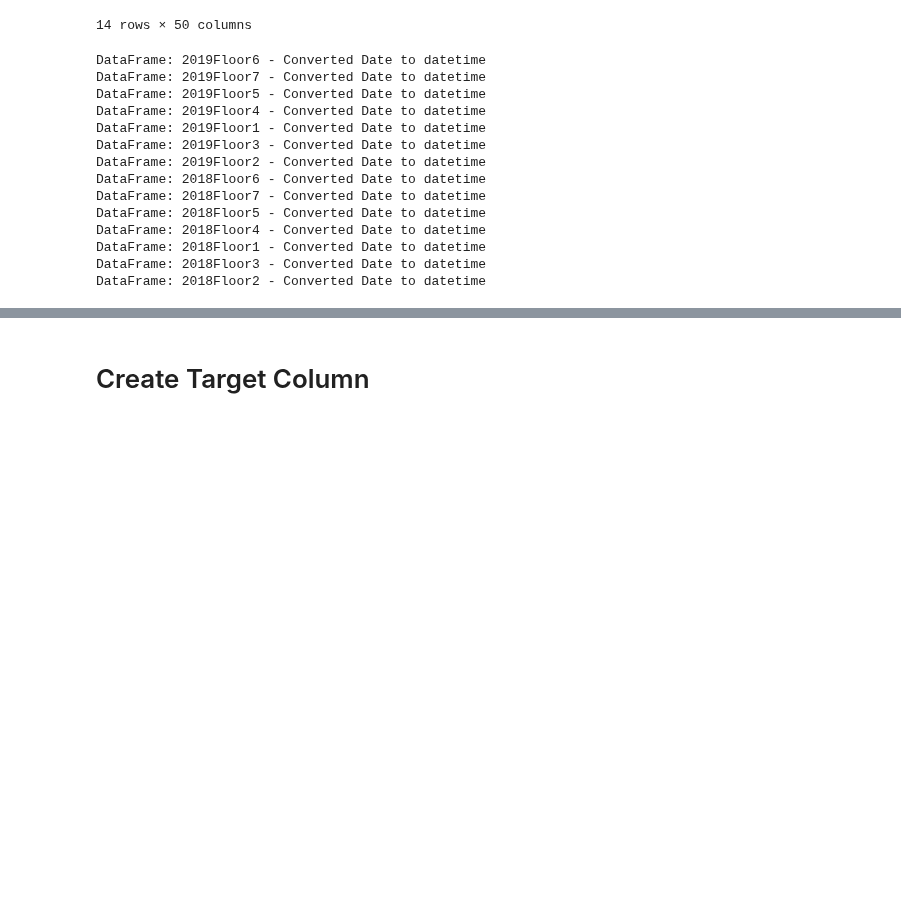
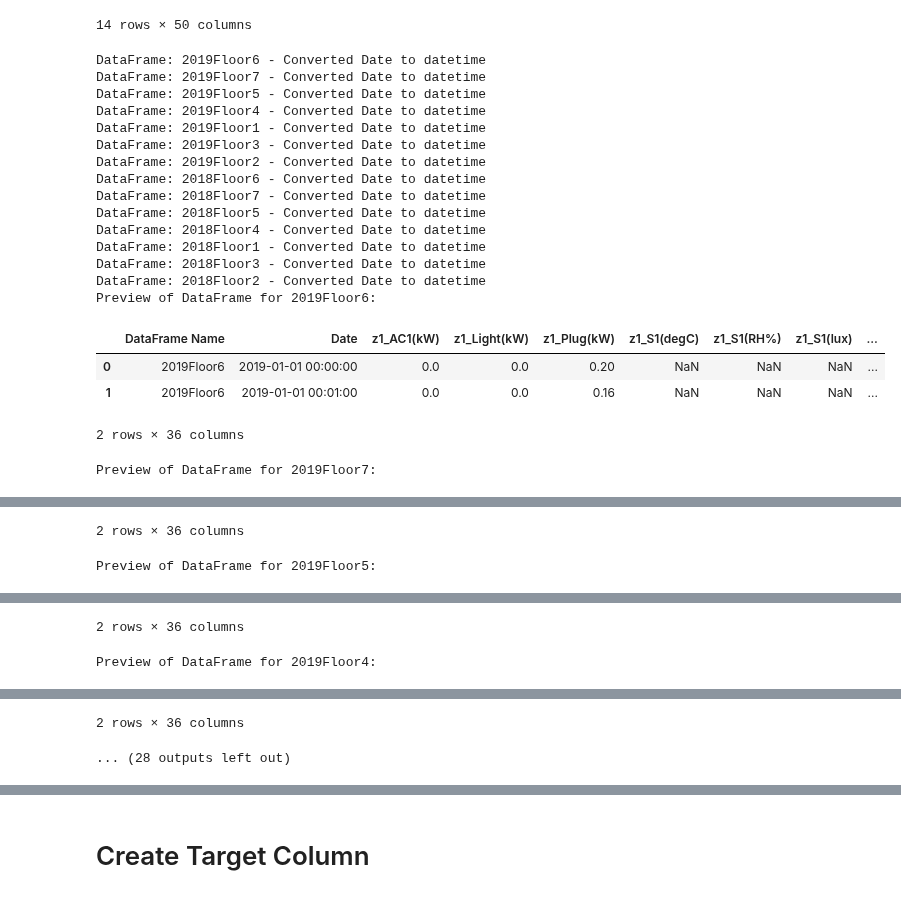
Before and after one commit to johanbarreiro/energy_consumption_optimizer, a Jupyter notebook: data_pipeline.ipynb, the cells around one changed output, grey strips where cells are left out. Saved outputs shown, nothing was run; the diff lists cells and outputs as text; code cells hidden in the pictures; blank space fills up the shorter version.

```diff
--- a/data_pipeline.ipynb
+++ b/data_pipeline.ipynb
@@ -93,18 +93,26 @@ uf.column_presence_checker(dataframes)
 14 rows × 50 columns
 # %%
 dataframes = uf.convert_date_columns(dataframes, 'Date')
+dataframes = uf.transform_date_features_dict(dataframes, 'Date')
+uf.preview_dict_of_dfs(dataframes, n=2)
 # %% [output]
 DataFrame: 2019Floor6 - Converted Date to datetime
 DataFrame: 2019Floor7 - Converted Date to datetime
 DataFrame: 2019Floor5 - Converted Date to datetime
 DataFrame: 2019Floor4 - Converted Date to datetime
 DataFrame: 2019Floor1 - Converted Date to datetime
 DataFrame: 2019Floor3 - Converted Date to datetime
 DataFrame: 2019Floor2 - Converted Date to datetime
 DataFrame: 2018Floor6 - Converted Date to datetime
 DataFrame: 2018Floor7 - Converted Date to datetime
 DataFrame: 2018Floor5 - Converted Date to datetime
 DataFrame: 2018Floor4 - Converted Date to datetime
 DataFrame: 2018Floor1 - Converted Date to datetime
 DataFrame: 2018Floor3 - Converted Date to datetime
 DataFrame: 2018Floor2 - Converted Date to datetime
+Preview of DataFrame for 2019Floor6:
+|  | DataFrame Name | Date | z1_AC1(kW) | z1_Light(kW) | z1_Plug(kW) | z1_S1(degC) | z1_S1(RH%) | z1_S1(lux) | ... |
+| 0 | 2019Floor6 | 2019-01-01 00:00:00 | 0.0 | 0.0 | 0.20 | NaN | NaN | NaN | ... |
+| 1 | 2019Floor6 | 2019-01-01 00:01:00 | 0.0 | 0.0 | 0.16 | NaN | NaN | NaN | ... |
+2 rows × 36 columns
+Preview of DataFrame for 2019Floor7:
@@ -110,0 +122,2 @@ DataFrame: 2018Floor2 - Converted Date to datetime
+2 rows × 36 columns
+Preview of DataFrame for 2019Floor5:
@@ -110,0 +127,2 @@ DataFrame: 2018Floor2 - Converted Date to datetime
+2 rows × 36 columns
+Preview of DataFrame for 2019Floor4:
@@ -111,3 +132,5 @@ DataFrame: 2018Floor2 - Converted Date to datetime
+2 rows × 36 columns
+... (28 outputs left out)
 # %%
 uf.nan_checker(dataframes)
 # %% [output]
```
Also changed, not shown: parts of 13 cells of this notebook, 3 other files.
